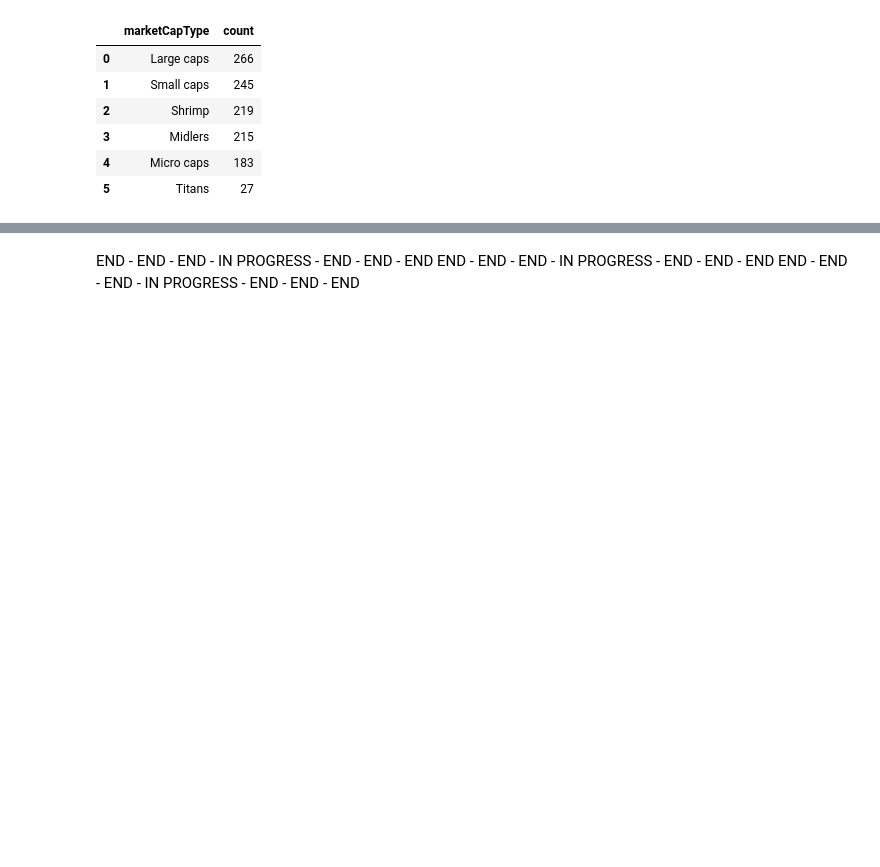
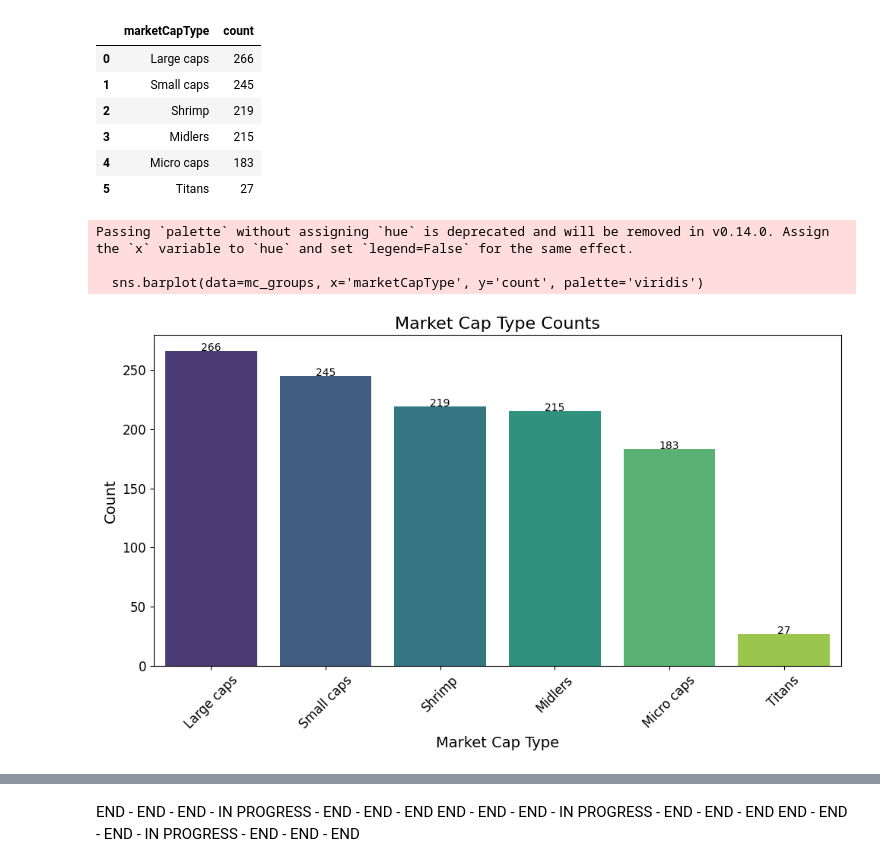
Before and after one commit to sudz4/dark-trader, a Jupyter notebook: stock_screener_TV.ipynb, the cells around one changed output, grey strips where cells are left out. Saved outputs shown, nothing was run; the diff lists cells and outputs as text; code cells hidden in the pictures; blank space fills up the shorter version.

Commit message:
bar chart

```diff
--- a/stock_screener_TV.ipynb
+++ b/stock_screener_TV.ipynb
@@ -140,3 +144,26 @@ mc_groups
 | 3 | Midlers | 215 |
 | 4 | Micro caps | 183 |
 | 5 | Titans | 27 |
+# %%
+plt.figure(figsize=(10, 6))
+
+# If 'marketCapType' is not recognized, ensure the column names in 'mc_groups' match these x and y parameters.
+sns.barplot(data=mc_groups, x='marketCapType', y='count', palette='viridis')
+
+plt.title('Market Cap Type Counts', fontsize=16)
+plt.xlabel('Market Cap Type', fontsize=14)
+plt.ylabel('Count', fontsize=14)
+plt.xticks(rotation=45, fontsize=12)  # Rotate the x-axis labels to make them more readable
+plt.yticks(fontsize=12)
+plt.tight_layout()  # Adjust the layout to make sure everything fits without overlapping
+
+# Optional: Add value labels on top of each bar for better clarity
+for index, row in mc_groups.iterrows():
+    plt.text(index, row['count'], round(row['count'], 2), color='black', ha="center", fontsize=10)
+
+plt.show()
+# %% [output]
+Passing `palette` without assigning `hue` is deprecated and will be removed in v0.14.0. Assign the `x` variable to `hue` and set `legend=False` for the same effect.
+
+  sns.barplot(data=mc_groups, x='marketCapType', y='count', palette='viridis')
+[figure, added]
```
Also changed, not shown: parts of 3 cells of this notebook.
